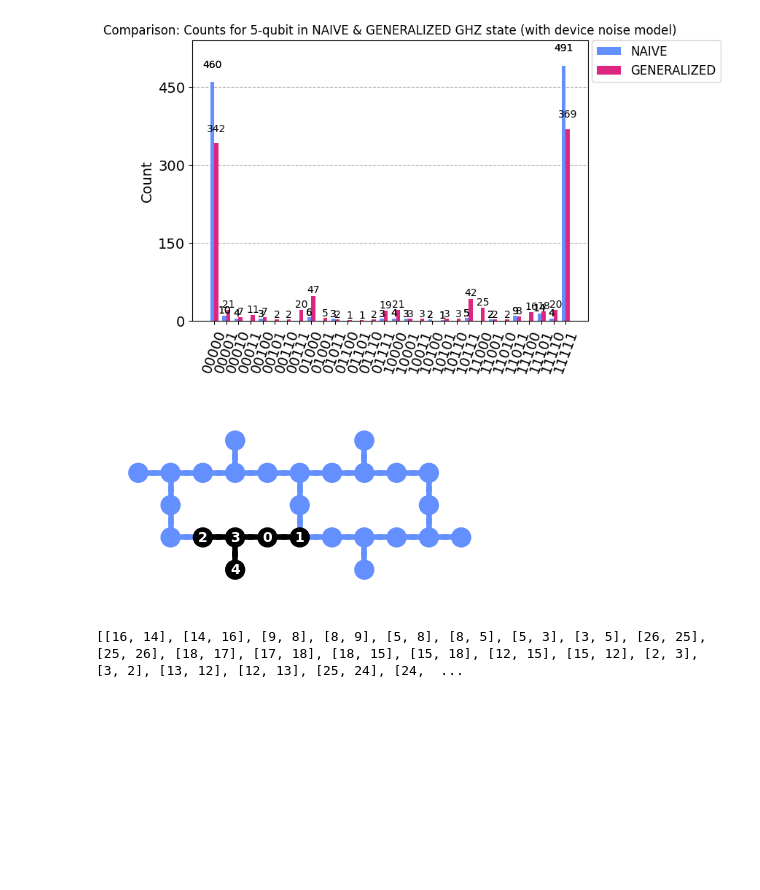
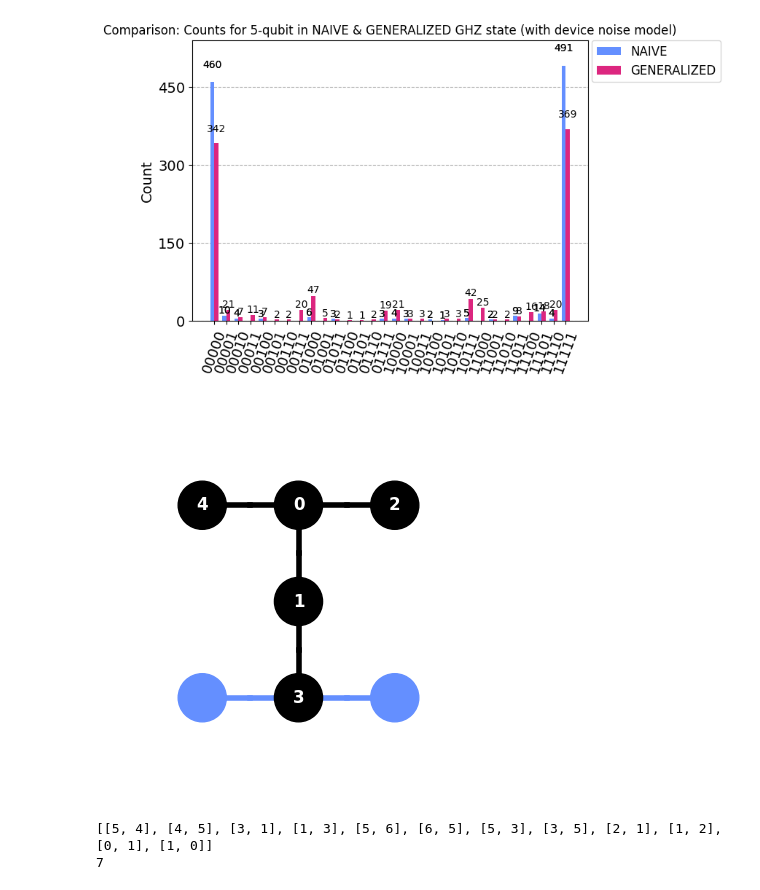
Before and after one commit to chuuuing/qiskit-hack, a Jupyter notebook: submission.ipynb, the cells around one changed output. Drawn from its saved outputs; the diff is of its cells as text; code cells hidden in the pictures; blank space fills up the shorter version.

Commit message:
add graph

```diff
--- a/submission.ipynb
+++ b/submission.ipynb
@@ -127,22 +152,25 @@ plot_histogram([naive_counts_noise,clusterd_generalized_counts_noise],
 [figure]
 # %%
 from qiskit.visualization import plot_circuit_layout
-from qiskit.providers.fake_provider import FakeTorontoV2
+from qiskit.providers.fake_provider import FakeTorontoV2, FakeLagosV2
 
 # Fake Provider Backends
-device_backend = FakeTorontoV2()
+device_backend = FakeLagosV2()
 
 sim_sherbrooke = AerSimulator.from_backend(device_backend)
 
 # Transpile the circuit for the noisy basis gates
 t_qc = transpile(naive_qc, sim_sherbrooke)
 
 plot_circuit_layout(t_qc, device_backend)
 # %% [output]
-[figure, old version]
+[figure, new version]
 # %%
 from qiskit.providers.models import BackendConfiguration
 # BackendConfiguration(device_backend, coupling_map)
 print(device_backend.coupling_map)
+
+print(device_backend.num_qubits)
 # %% [output]
-[[16, 14], [14, 16], [9, 8], [8, 9], [5, 8], [8, 5], [5, 3], [3, 5], [26, 25], [25, 26], [18, 17], [17, 18], [18, 15], [15, 18], [12, 15], [15, 12], [2, 3], [3, 2], [13, 12], [12, 13], [25, 24], [24,  ...
+[[5, 4], [4, 5], [3, 1], [1, 3], [5, 6], [6, 5], [5, 3], [3, 5], [2, 1], [1, 2], [0, 1], [1, 0]]
+7
```
Also changed, not shown: parts of 6 cells of this notebook, 3 other files.
